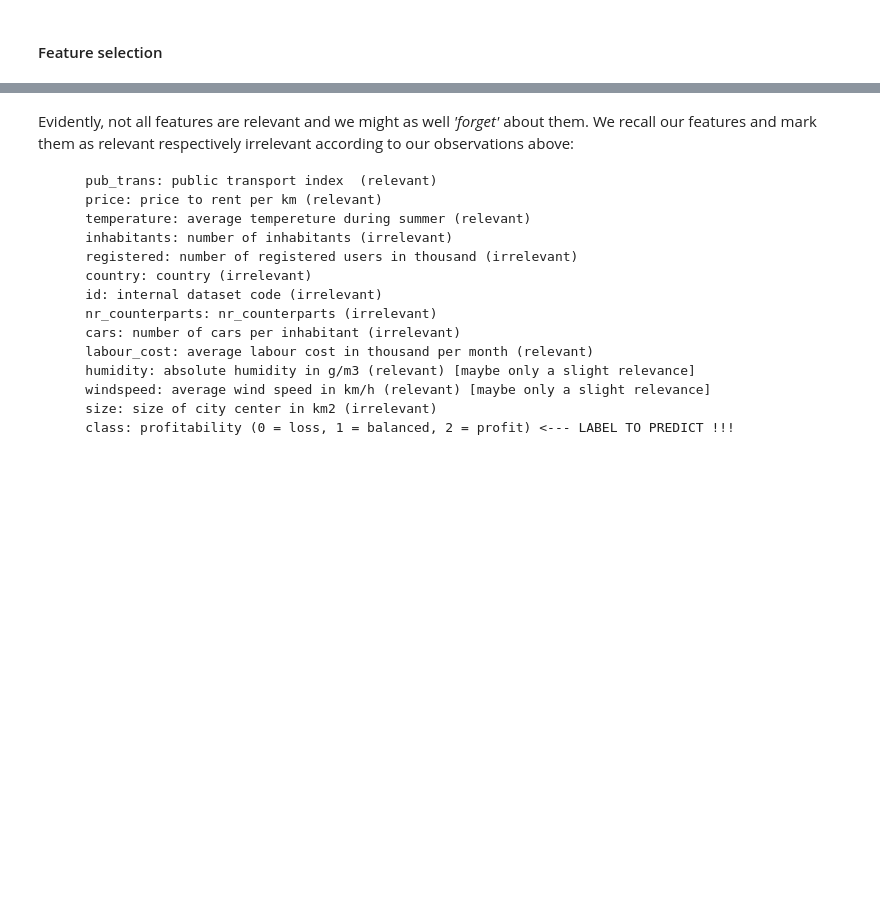
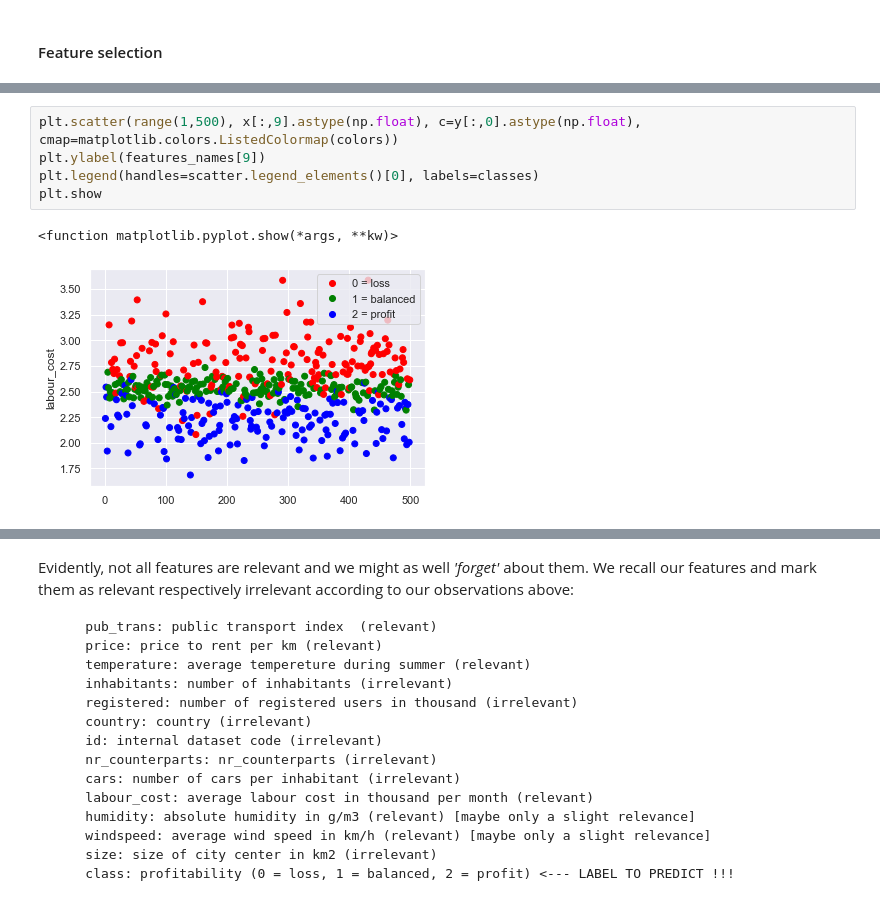
Before and after one commit to maximilian-janisch/2020-UZH-Random-Forests, a Jupyter notebook: Maximilian-Marco.ipynb, the cells around one changed output, grey strips where cells are left out. Drawn from its saved outputs; the diff is of its cells as text; blank space fills up the shorter version.

```diff
--- a/Maximilian-Marco.ipynb
+++ b/Maximilian-Marco.ipynb
@@ -132,0 +203,8 @@ We will perform an _f-test_ for the significance of each numerical feature on th
+# %%
+plt.scatter(range(1,500), x[:,9].astype(np.float), c=y[:,0].astype(np.float),  cmap=matplotlib.colors.ListedColormap(colors))
+plt.ylabel(features_names[9])
+plt.legend(handles=scatter.legend_elements()[0], labels=classes)
+plt.show
+# %% [output]
+<function matplotlib.pyplot.show(*args, **kw)>
+[figure, added]
```
Also changed, not shown: parts of 34 cells of this notebook.
